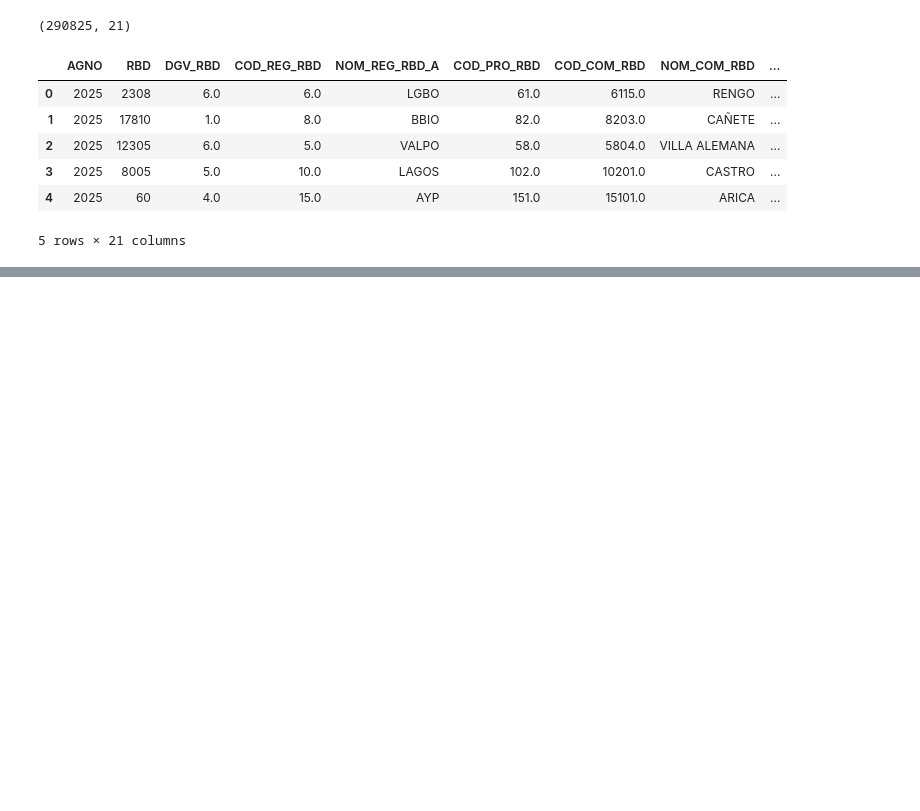
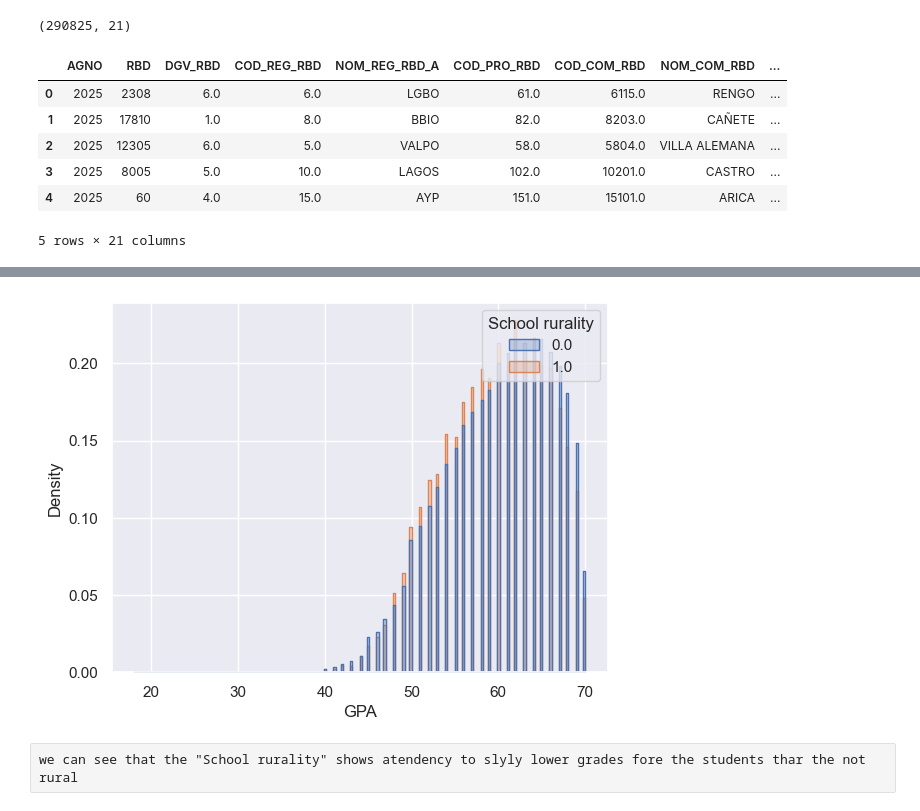
Before and after one commit to 2026788-max/Stastics, a Jupyter notebook: Statistics.CA1.ManuelaCorrea.ipynb, the cells around one changed output, grey strips where cells are left out. Cells and saved outputs as stored; diff of their text form; code cells hidden in the pictures; blank space fills up the shorter version.

```diff
--- a/Statistics.CA1.ManuelaCorrea.ipynb
+++ b/Statistics.CA1.ManuelaCorrea.ipynb
@@ -37,0 +145,7 @@ prueba para ver si guarda
+# %%
+sns.histplot(data=dfc, x='GPA', hue="School rurality",stat="density",common_norm=False,element="step")
+plt.show()
+# %% [output]
+[figure, added]
+# %% [raw]
+we can see that the "School rurality" shows atendency to slyly lower grades fore the students thar the not rural
```
Also changed, not shown: parts of 23 cells of this notebook, 4 other files.
